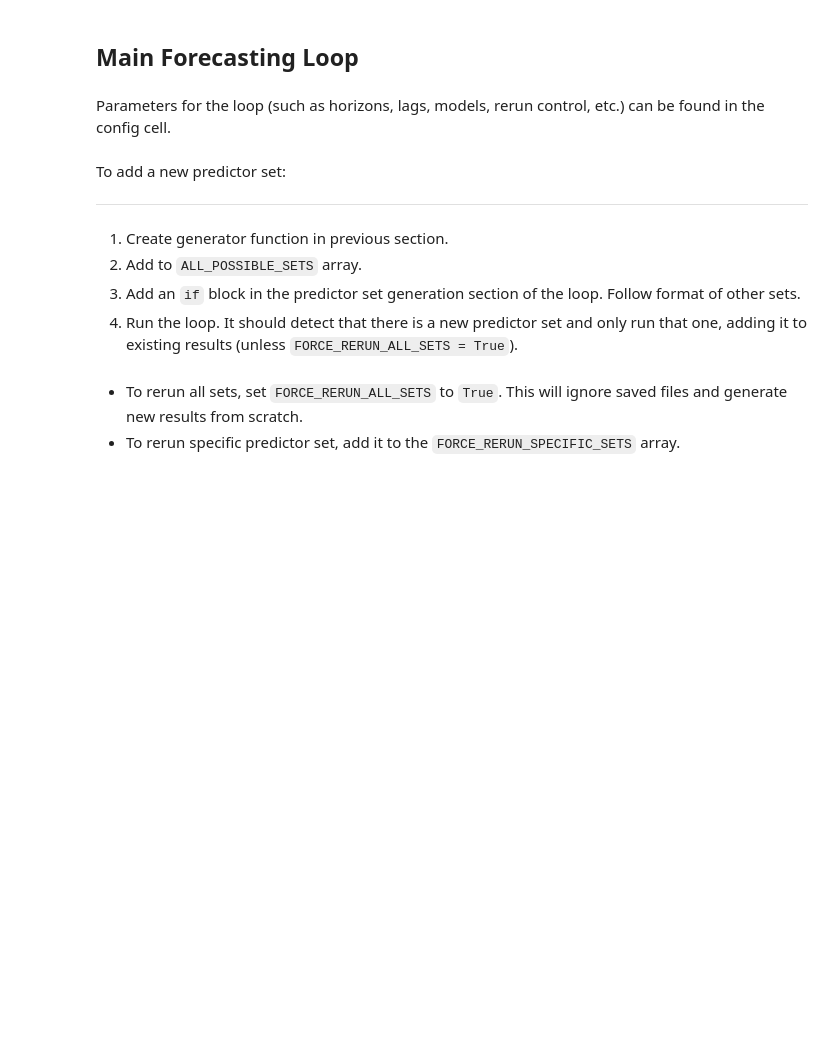
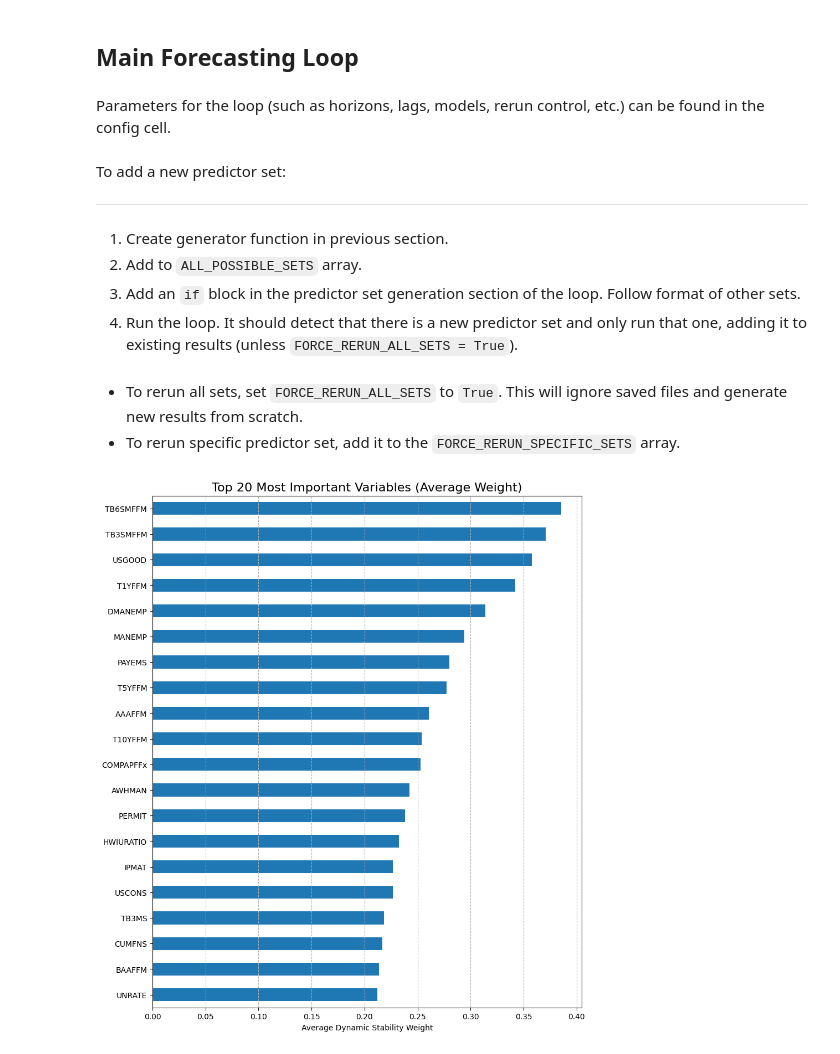
Before and after one commit to rahulb0802/TFDI-Recession-Forecasting, a Jupyter notebook: 02_notebooks/2_Recursive_Forecasting.ipynb, the cells around one changed output. Saved outputs shown, nothing was run; the diff lists cells and outputs as text; code cells hidden in the pictures; blank space fills up the shorter version.

```diff
--- a/02_notebooks/2_Recursive_Forecasting.ipynb
+++ b/02_notebooks/2_Recursive_Forecasting.ipynb
@@ -21,9 +21,12 @@ from sklearn.decomposition import PCA
 from scipy.stats import pointbiserialr
 from sklearn.linear_model import RidgeClassifier
 from sklearn.model_selection import TimeSeriesSplit, GridSearchCV
-from sklearn.metrics import brier_score_loss
+from sklearn.metrics import brier_score_loss, make_scorer, average_precision_score, log_loss, matthews_corrcoef
 from sklearn.base import clone
-
+from scipy.special import expit
+import statsmodels.api as sm
+import matplotlib.dates as mdates
+import matplotlib.pyplot as plt
 
 
 # Google Drive Mounting and Paths
@@ -42,7 +45,7 @@ os.makedirs(OOS_PRED_PATH, exist_ok=True)
 
 # Out-of-sample (OOS) Loop Settings
 OOS_START_DATE = '1990-01-01'
-PREDICTION_HORIZONS = [1, 3]
+PREDICTION_HORIZONS = [3]
 LAGS_TO_ADD = [1, 2, 3, 6, 9, 12]
 
 
@@ -58,4 +61,4 @@ MODELS_TO_RUN = {
 # Rerun Control
 # Set to True to delete and regenerate all results files.
 FORCE_RERUN_ALL_SETS = False
-FORCE_RERUN_SPECIFIC_SETS = ['TFDI', 'Weakness', 'Deter'] # This is ignored if the RERUN_ALL_SETS is True
+FORCE_RERUN_SPECIFIC_SETS = ['Deter'] # This is ignored if the RERUN_ALL_SETS is True
@@ -606,7 +660,7 @@ print("\nStep 4: Starting recursive out-of-sample forecasting loop...")
 SAVE_MODELS = True
 OOS_MODELS_PATH = os.path.join(RESULTS_PATH, 'models')
 
-
+oos_deter_indices_history = []
 
 # Master Loop for All Horizons
 for PREDICTION_HORIZON in PREDICTION_HORIZONS:
@@ -682,7 +736,7 @@ for PREDICTION_HORIZON in PREDICTION_HORIZONS:
 
         print(f"Iter {i+1}/{len(forecast_dates)}: h={PREDICTION_HORIZON}, Date={forecast_date.date()}... ", end="")
 
-        # --- Centralized Data Preparation ---
+        # Centralized Data Preparation
         X_train_transformed_slice = X_transformed_full.loc[:train_end_date].copy()
         X_untransformed_slice = X_untransformed_full.loc[:train_end_date].copy()
         X_train_valid_cols = X_train_transformed_slice.drop(columns=X_train_transformed_slice.columns[X_train_transformed_slice.isna().all()]).copy()
@@ -704,17 +758,17 @@ for PREDICTION_HORIZON in PREDICTION_HORIZONS:
             all_8_factors = generate_PCA_Factors(X_train_transformed_slice, n_factors=8)
             predictor_data_iter['PCA_Factors_8'] = all_8_factors
         if 'TFDI' in sets_to_run:
-            predictor_data_iter['TFDI'], all_sub_indices = generate_TFDI_Sub_Indices(X_train_imputed, y_train_full, horizon=PREDICTION_HORIZON)
-            sub_index_filename = f'sub_indices_TFDI_{forecast_date.strftime("%Y-%m-%d")}.pkl'
-            joblib.dump(all_sub_indices, os.path.join(SUB_INDICES_PATH, f'h{PREDICTION_HORIZON}', sub_index_filename))
+            predictor_data_iter['TFDI'] = generate_TFDI_Sub_Indices(X_train_imputed, y_train_full, horizon=PREDICTION_HORIZON)
         if 'Weakness' in sets_to_run:
-            predictor_data_iter['Weakness'], all_sub_indices = generate_Weakness_Indices(X_train_imputed, y_train_full, horizon=PREDICTION_HORIZON)
-            sub_index_filename = f'sub_indices_Weakness_{forecast_date.strftime("%Y-%m-%d")}.pkl'
-            joblib.dump(all_sub_indices, os.path.join(SUB_INDICES_PATH, f'h{PREDICTION_HORIZON}', sub_index_filename))
+            predictor_data_iter['Weakness'] = generate_Weakness_Indices(X_train_imputed, y_train_full, horizon=PREDICTION_HORIZON)
         if 'Deter' in sets_to_run:
-            predictor_data_iter['Deter'], all_sub_indices = generate_Deter_Indices(X_train_imputed, y_train_full, horizon=PREDICTION_HORIZON)
-            sub_index_filename = f'sub_indices_Deter_{forecast_date.strftime("%Y-%m-%d")}.pkl'
-            joblib.dump(all_sub_indices, os.path.join(SUB_INDICES_PATH, f'h{PREDICTION_HORIZON}', sub_index_filename))
+            deter_index, avg_weights = generate_Deter_Indices(X_train_imputed, y_train_full, horizon=PREDICTION_HORIZON)
+
+            latest_indices = deter_index.iloc[[-1]].copy()
+            latest_indices.index = [forecast_date]
+
+            oos_deter_indices_history.append(latest_indices)
+            predictor_data_iter['Deter'] = deter_index
 
 
         # Loop over the INTENDED sets
@@ -779,3 +833,17 @@ for PREDICTION_HORIZON in PREDICTION_HORIZONS:
     print(f"Updated results saved to: {file_path}")
 
 print("\n--- All Horizons Complete ---")
+# %%
+# weights for each variable, averaged over sample
+avg_weights = avg_weights.groupby(level=0).mean()
+top_20_vars = avg_weights.sort_values(ascending=False).head(20)
+
+# Create the bar plot
+plt.figure(figsize=(10, 12))
+top_20_vars.sort_values().plot(kind='barh')
+plt.title('Top 20 Most Important Variables (Average Weight)', fontsize=16)
+plt.xlabel('Average Dynamic Stability Weight')
+plt.grid(axis='x', linestyle='--')
+plt.show()
+# %% [output]
+[figure, added]
```
Also changed, not shown: parts of 8 cells of this notebook.
